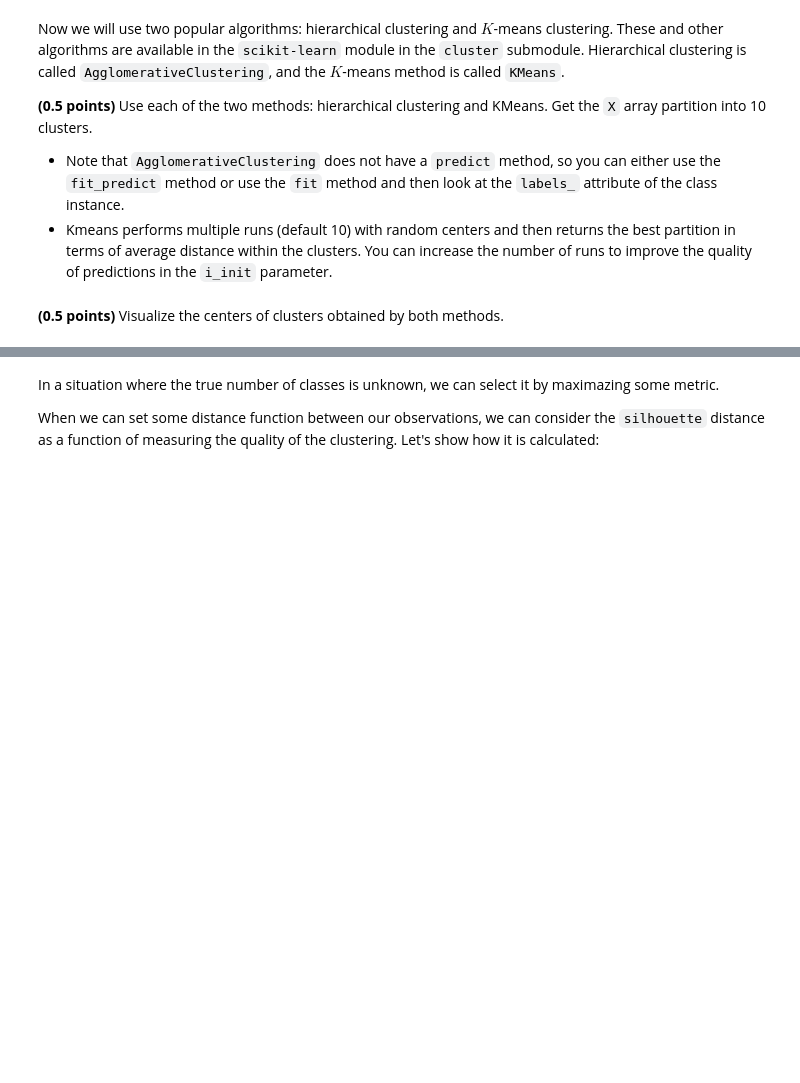
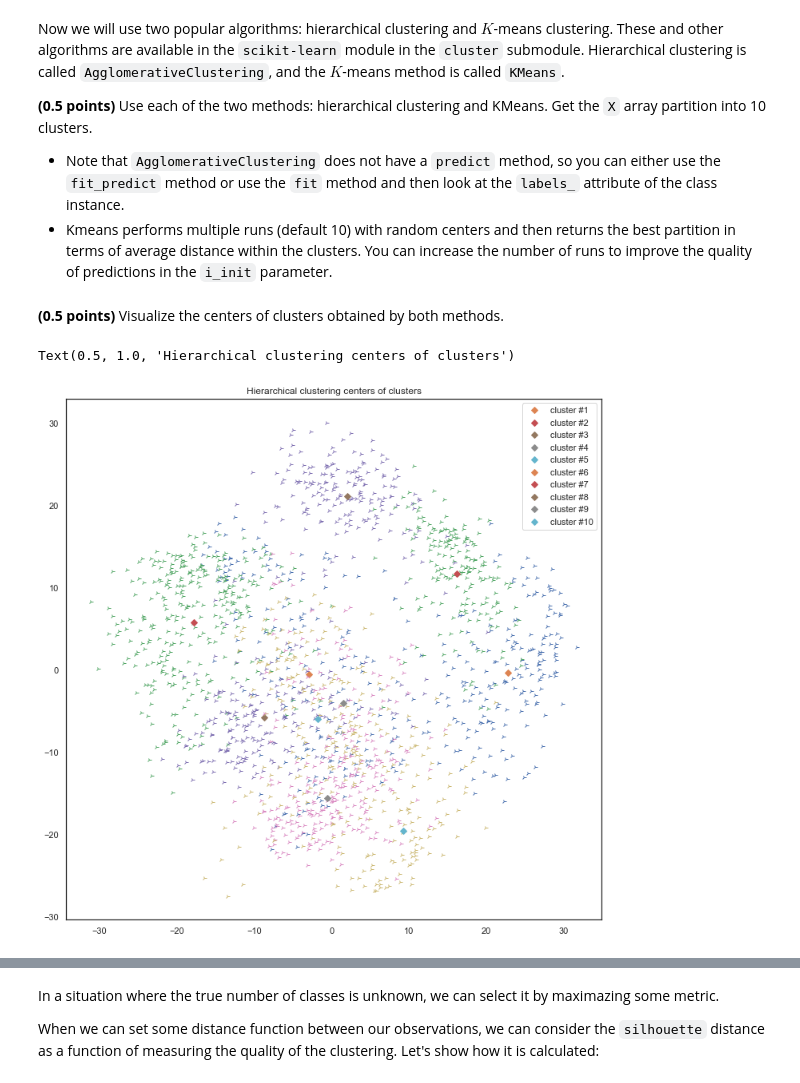
Before and after one commit to EvgenVer/RS_ml_course1, a Jupyter notebook: 8_clustering/clustering.ipynb, the cells around one changed output, grey strips where cells are left out. Saved outputs shown, nothing was run; the diff lists cells and outputs as text; code cells hidden in the pictures; blank space fills up the shorter version.

```diff
--- a/8_clustering/clustering.ipynb
+++ b/8_clustering/clustering.ipynb
@@ -203,5 +204,31 @@ kmeans_labels = ...
+# %%
+h_model = AgglomerativeClustering(n_clusters=10)
+h_model.fit(X)
+hierarchical_labels = h_model.labels_
+k_model = KMeans(n_clusters=10, n_init=30)
+k_model.fit(X)
+kmeans_labels = k_model.predict(X)
 # %%
 assert hierarchical_labels.shape == (1797,)
 assert kmeans_labels.shape == (1797,)
 # %% [markdown]
 **(0.5 points)** Visualize the centers of clusters obtained by both methods.
+# %%
+k_centers = k_model.cluster_centers_
+h_centers = np.zeros((10, 64))
+for i in range(10):
+    h_centers[i, :] = np.mean(X[hierarchical_labels==i, :], axis=0)
+pca = PCA(n_components=2)
+X_reduced = pca.fit_transform(X)
+k_centers_r = pca.transform(k_centers)
+h_centers_r = pca.transform(h_centers)
+# %%
+plt.figure(figsize=(12,12))
+for i in range(10):
+    plt.plot(X_reduced[hierarchical_labels==i, 0], X_reduced[hierarchical_labels==i, 1], '4')
+    plt.plot(h_centers_r[i,0], h_centers_r[i,1], 'D', label=f'cluster #{i+1}')
+plt.legend(loc=0)
+plt.title('Hierarchical clustering centers of clusters')
+# %% [output]
+Text(0.5, 1.0, 'Hierarchical clustering centers of clusters')
+[figure, added]
```
Also changed, not shown: parts of 11 cells of this notebook.
